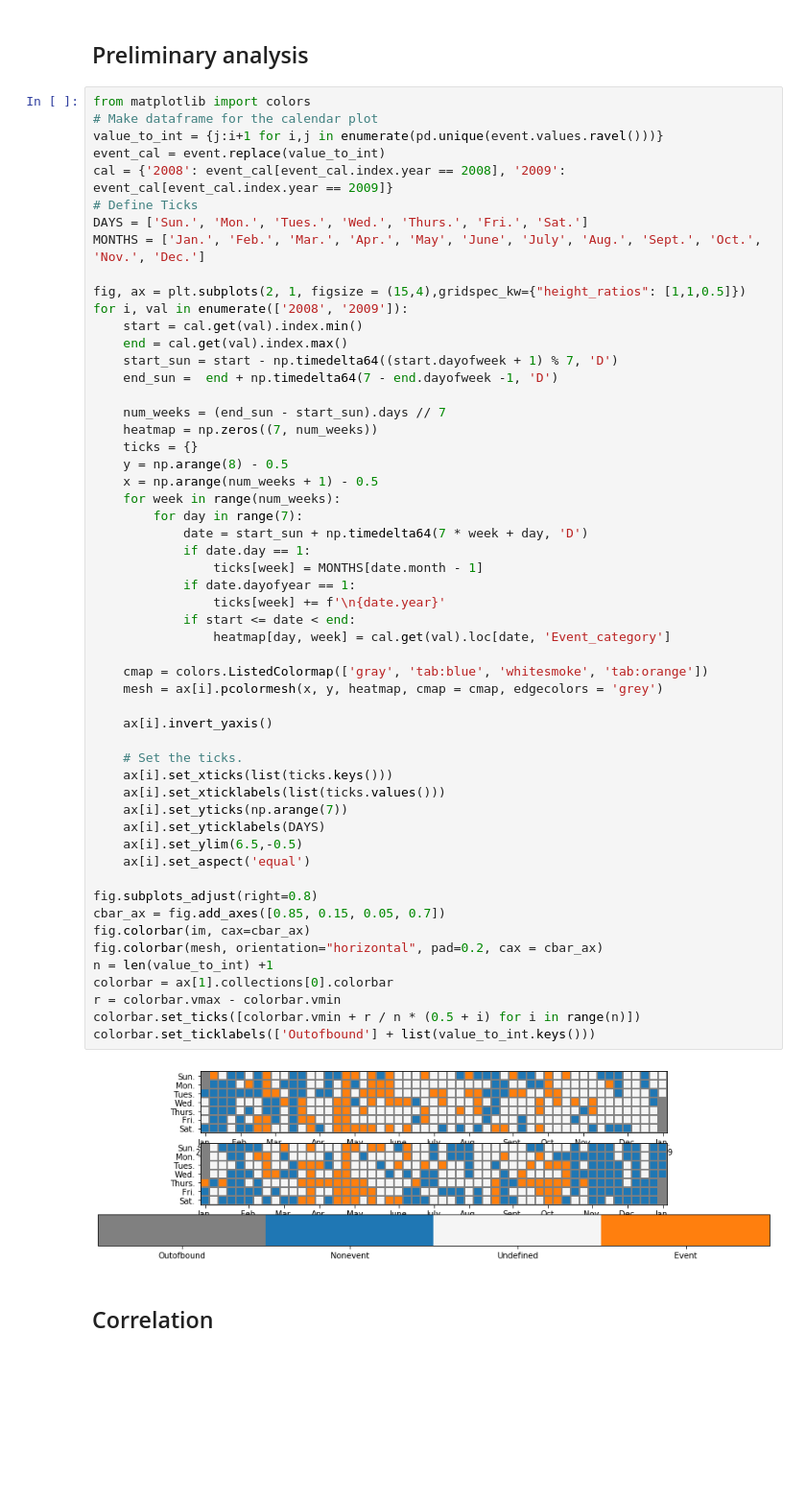
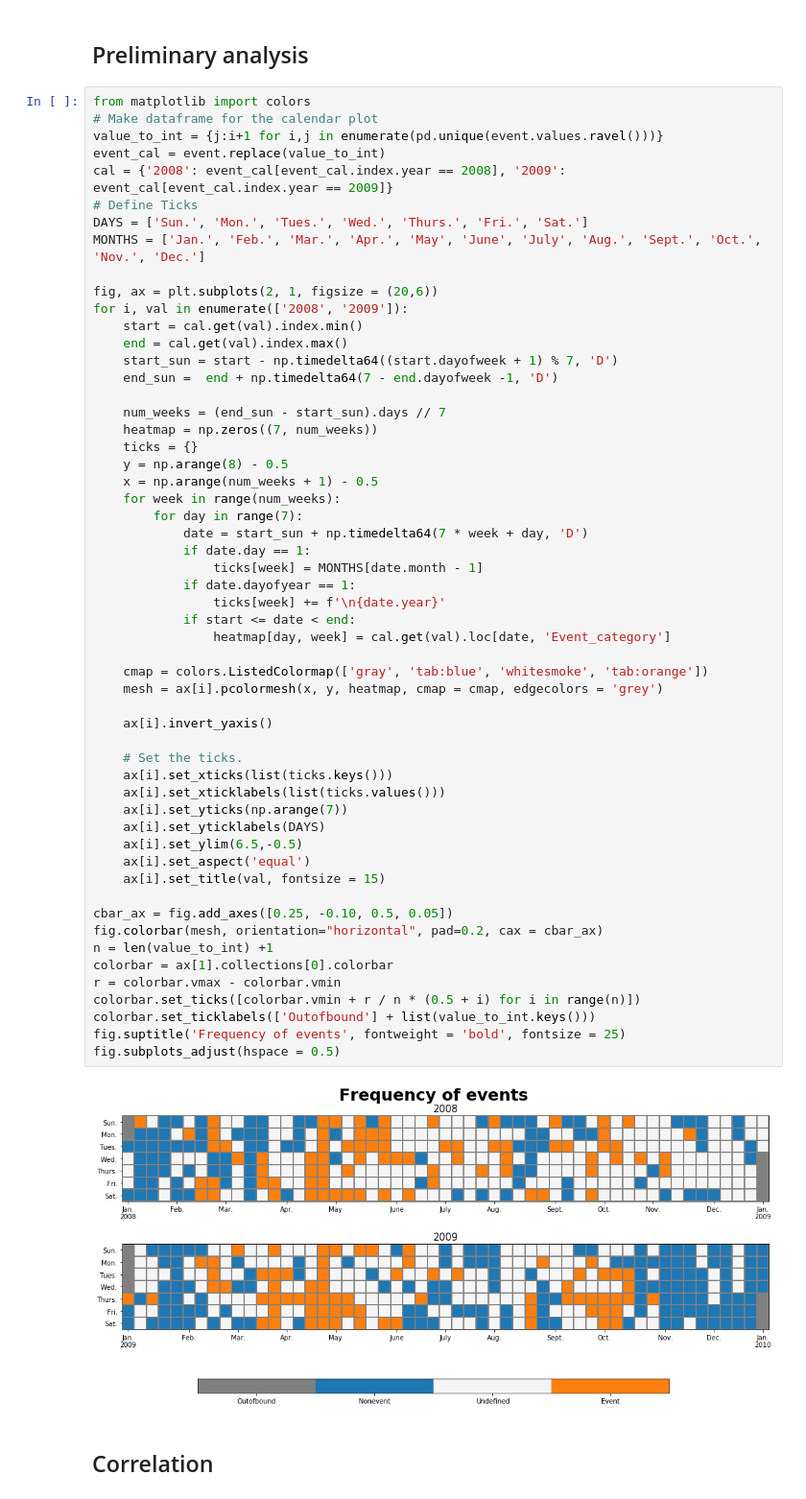
Before and after one commit to vietle94/NPF-smearII, a Jupyter notebook: Project.ipynb, the cells around one changed output. Shown at 96% size. Saved outputs shown, nothing was run; the diff lists cells and outputs as text; blank space fills up the shorter version.

Commit message:
calendar heatmap for event

```diff
--- a/Project.ipynb
+++ b/Project.ipynb
@@ -383,7 +383,7 @@ cal = {'2008': event_cal[event_cal.index.year == 2008], '2009': event_cal[event_
 DAYS = ['Sun.', 'Mon.', 'Tues.', 'Wed.', 'Thurs.', 'Fri.', 'Sat.']
 MONTHS = ['Jan.', 'Feb.', 'Mar.', 'Apr.', 'May', 'June', 'July', 'Aug.', 'Sept.', 'Oct.', 'Nov.', 'Dec.']
 
-fig, ax = plt.subplots(2, 1, figsize = (15,4),gridspec_kw={"height_ratios": [1,1,0.5]})
+fig, ax = plt.subplots(2, 1, figsize = (20,6))
 for i, val in enumerate(['2008', '2009']):
     start = cal.get(val).index.min()
     end = cal.get(val).index.max()
@@ -398,37 +398,38 @@ for i, val in enumerate(['2008', '2009']):
     for week in range(num_weeks):
         for day in range(7):
             date = start_sun + np.timedelta64(7 * week + day, 'D')
             if date.day == 1:
                 ticks[week] = MONTHS[date.month - 1]
             if date.dayofyear == 1:
                 ticks[week] += f'\n{date.year}'
             if start <= date < end:
                 heatmap[day, week] = cal.get(val).loc[date, 'Event_category']
 
     cmap = colors.ListedColormap(['gray', 'tab:blue', 'whitesmoke', 'tab:orange'])
     mesh = ax[i].pcolormesh(x, y, heatmap, cmap = cmap, edgecolors = 'grey')
 
     ax[i].invert_yaxis()
 
     # Set the ticks.
     ax[i].set_xticks(list(ticks.keys()))
     ax[i].set_xticklabels(list(ticks.values()))
     ax[i].set_yticks(np.arange(7))
     ax[i].set_yticklabels(DAYS)
     ax[i].set_ylim(6.5,-0.5)
     ax[i].set_aspect('equal')
+    ax[i].set_title(val, fontsize = 15)
 
-fig.subplots_adjust(right=0.8)
-cbar_ax = fig.add_axes([0.85, 0.15, 0.05, 0.7])
-fig.colorbar(im, cax=cbar_ax)
+cbar_ax = fig.add_axes([0.25, -0.10, 0.5, 0.05])
 fig.colorbar(mesh, orientation="horizontal", pad=0.2, cax = cbar_ax)
 n = len(value_to_int) +1
 colorbar = ax[1].collections[0].colorbar
 r = colorbar.vmax - colorbar.vmin
 colorbar.set_ticks([colorbar.vmin + r / n * (0.5 + i) for i in range(n)])
 colorbar.set_ticklabels(['Outofbound'] + list(value_to_int.keys()))
+fig.suptitle('Frequency of events', fontweight = 'bold', fontsize = 25)
+fig.subplots_adjust(hspace = 0.5)
 # %% [output]
-[figure, old version]
+[figure, new version]
 # %% [markdown]
 ## Correlation
 # %% [markdown]
```
